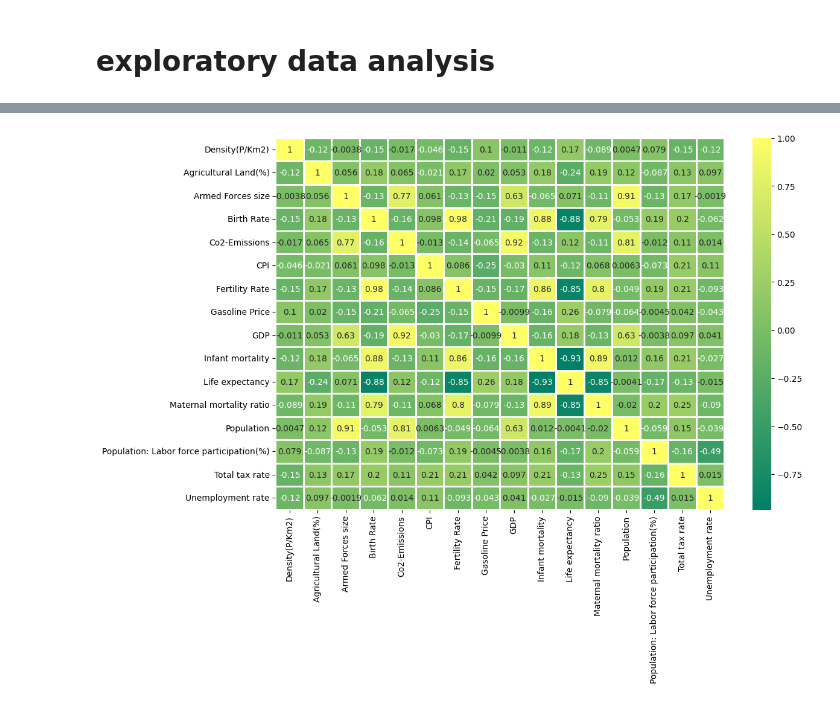
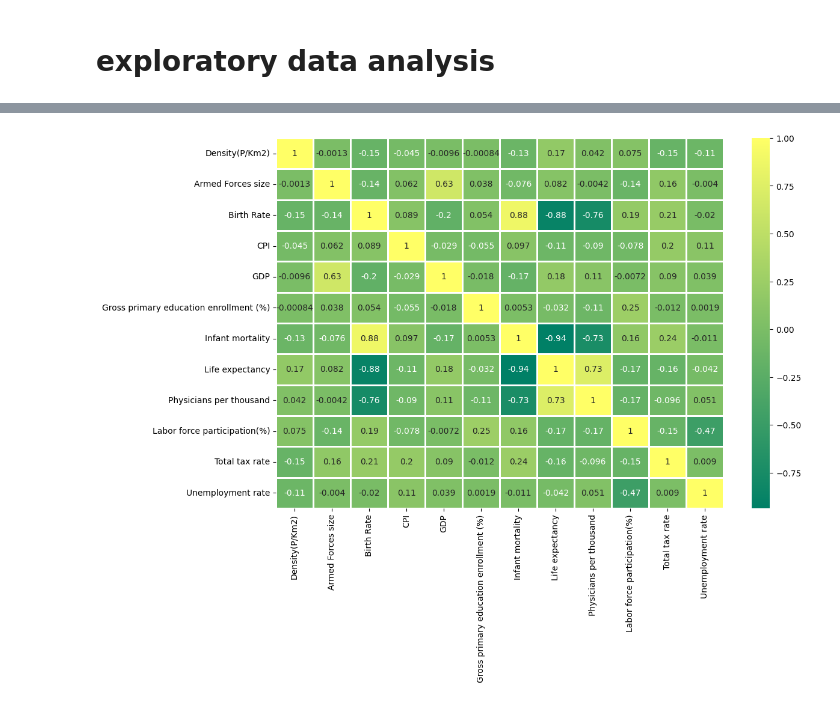
Before and after one commit to depa-tto/Multidimensional-Data-Visualization-exam, a Jupyter notebook: File_1.ipynb, the cells around one changed output, grey strips where cells are left out. Cells and saved outputs as stored; diff of their text form; code cells hidden in the pictures.

```diff
--- a/File_1.ipynb
+++ b/File_1.ipynb
@@ -44,10 +76,10 @@ Data columns (total 35 columns):
 dtypes: float64(9), object(26)
 memory usage: 53.4+ KB
 # %%
-raw_data = raw_data.drop(['Calling Code','Capital/Major City','Currency-Code','Largest city','Official language','Out of pocket health expenditure',
-                          'Physicians per thousand','Latitude','Longitude'],axis=1)
+raw_data = raw_data.drop(['Abbreviation','Calling Code','Capital/Major City','Currency-Code','Largest city','Official language',
+                        'Latitude','Longitude'],axis=1)
 # %%
-cols_to_convert = raw_data.select_dtypes(include=['object']).columns.difference(['Country','Abbreviation'])
+cols_to_convert = raw_data.select_dtypes(include=['object']).columns.difference(['Country'])
 # %%
 raw_data[cols_to_convert] = raw_data[cols_to_convert].apply(lambda x: x.str.replace('[%,$]','',regex=True).astype(float))
 # %%
@@ -61,9 +93,10 @@ plt.show()
 # %%
-dataset = raw_data.drop(['Land Area(Km2)','CPI Change (%)','Forested Area (%)','Gross primary education enrollment (%)',
-                         'Gross tertiary education enrollment (%)','Minimum wage','Tax revenue (%)','Urban_population'],axis=1)
+dataset = raw_data.drop(['Agricultural Land( %)','Land Area(Km2)','Co2-Emissions','CPI Change (%)','Fertility Rate',
+                         'Forested Area (%)','Gasoline Price','Minimum wage','Gross tertiary education enrollment (%)',
+                         'Maternal mortality ratio','Out of pocket health expenditure','Tax revenue (%)','Population','Urban_population'],axis=1)
 # %%
 dataset = dataset.rename(columns={'Density\n(P/Km2)': 'Density(P/Km2)','Agricultural Land( %)':'Agricultural Land(%)',
-                                  'Population: Labor force participation (%)':'Population: Labor force participation(%)'})
+                                  'Population: Labor force participation (%)':'Labor force participation(%)'})
 # %%
 dataset.dropna(inplace=True)
 # %%
@@ -134,6 +166,6 @@ dataset.drop(['Country','Abbreviation'],axis=1).corr()
 # %%
 plt.figure(figsize=(12,8))
-sns.heatmap(dataset.drop(['Country','Abbreviation'],axis=1).corr(),cmap='summer',linecolor='white',linewidths=1,annot=True)
+sns.heatmap(dataset.drop(['Country',],axis=1).corr(),cmap='summer',linecolor='white',linewidths=1,annot=True)
 plt.show()
 # %% [output]
-[figure, old version]
+[figure, new version]
```
Also changed, not shown: parts of 9 cells of this notebook.
